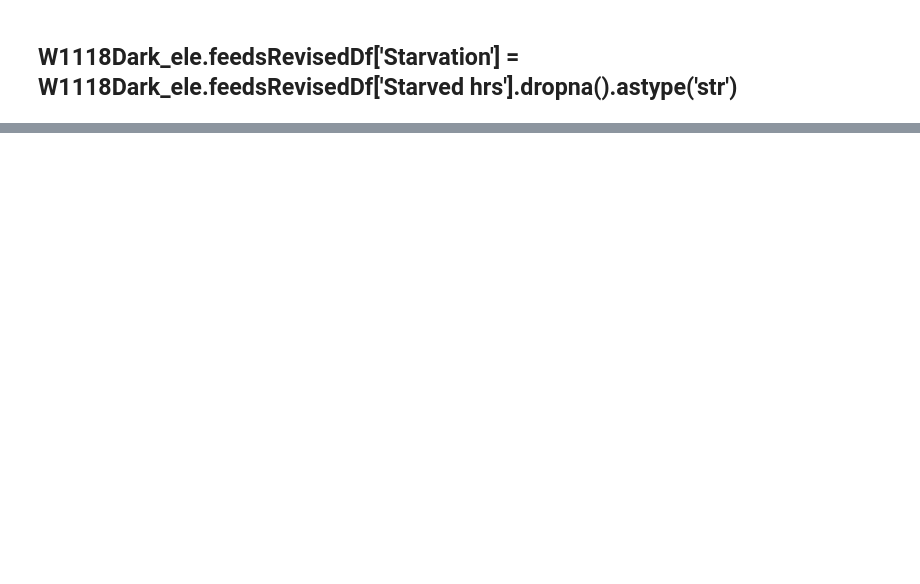
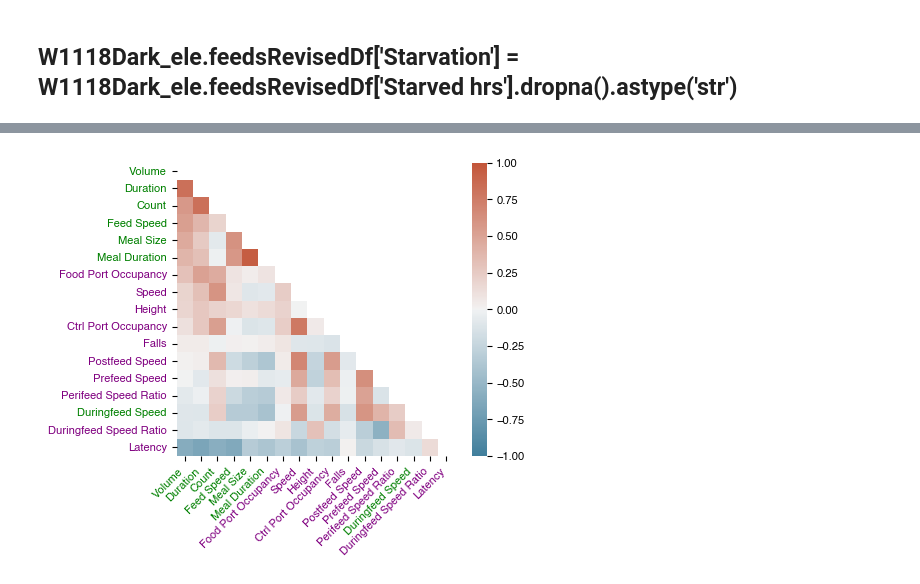
Before and after one commit to sangyu/Holophenotype5HT, a Jupyter notebook: nbs/01_Figures/01_Setup.ipynb, the cells around one changed output, grey strips where cells are left out. Saved outputs shown, nothing was run; the diff lists cells and outputs as text; code cells hidden in the pictures; blank space fills up the shorter version.

```diff
--- a/nbs/01_Figures/01_Setup.ipynb
+++ b/nbs/01_Figures/01_Setup.ipynb
@@ -65,0 +134,26 @@ Figure("22cm", "14cm",
+# %%
+
+w1118 = pd.read_csv(picklepath + 'W1118Dark_ele.csv')
+w1118['Starvation'] = w1118['Starvation'].astype('str')
+w1118['Volume'] = w1118['Volume']*1000
+w1118['Meal Size'] = w1118['Meal Size']*1000
+w1118['Feed Speed'] = w1118['Feed Speed']*1000
+data_num0 = w1118.loc[w1118['Starvation']==0]
+data_num24 = w1118.loc[w1118['Starvation']==24]
+data_num48 = w1118.loc[w1118['Starvation']==48]
+# %%
+vCorr, ax, corrmat = corrWith(w1118.iloc[:, 5::], 'Volume', metricType)
+ax.set_xticklabels(ax.get_xticklabels(), rotation=45, ha = 'right');
+
+vCorr.savefig(figurepath+ 'corr_all'+'.svg', dpi = 300)
+vCorr.savefig(figurepath+ 'corr_all'+'.png', dpi = 300)
+
+# vCorr, ax, corrmat = corrWith(data_num0.iloc[:, 5::], 'Volume', metricType, abs = True)
+
+# vCorr.savefig(figurepath+ 'corr0'+'.svg', dpi = 300)
+# vCorr, ax, corrmat = corrWith(data_num24.iloc[:, 5::], 'Volume', metricType, abs = True)
+# vCorr.savefig(figurepath+ 'corr24'+'.svg', dpi = 300)
+# vCorr, ax, corrmat = corrWith(data_num48.iloc[:, 5::], 'Volume', metricType, abs = True)
+# vCorr.savefig(figurepath+ 'corr48'+'.svg', dpi = 300)
+# %% [output]
+[figure, added]
```
Also changed, not shown: parts of 13 cells of this notebook, 4 other files.
